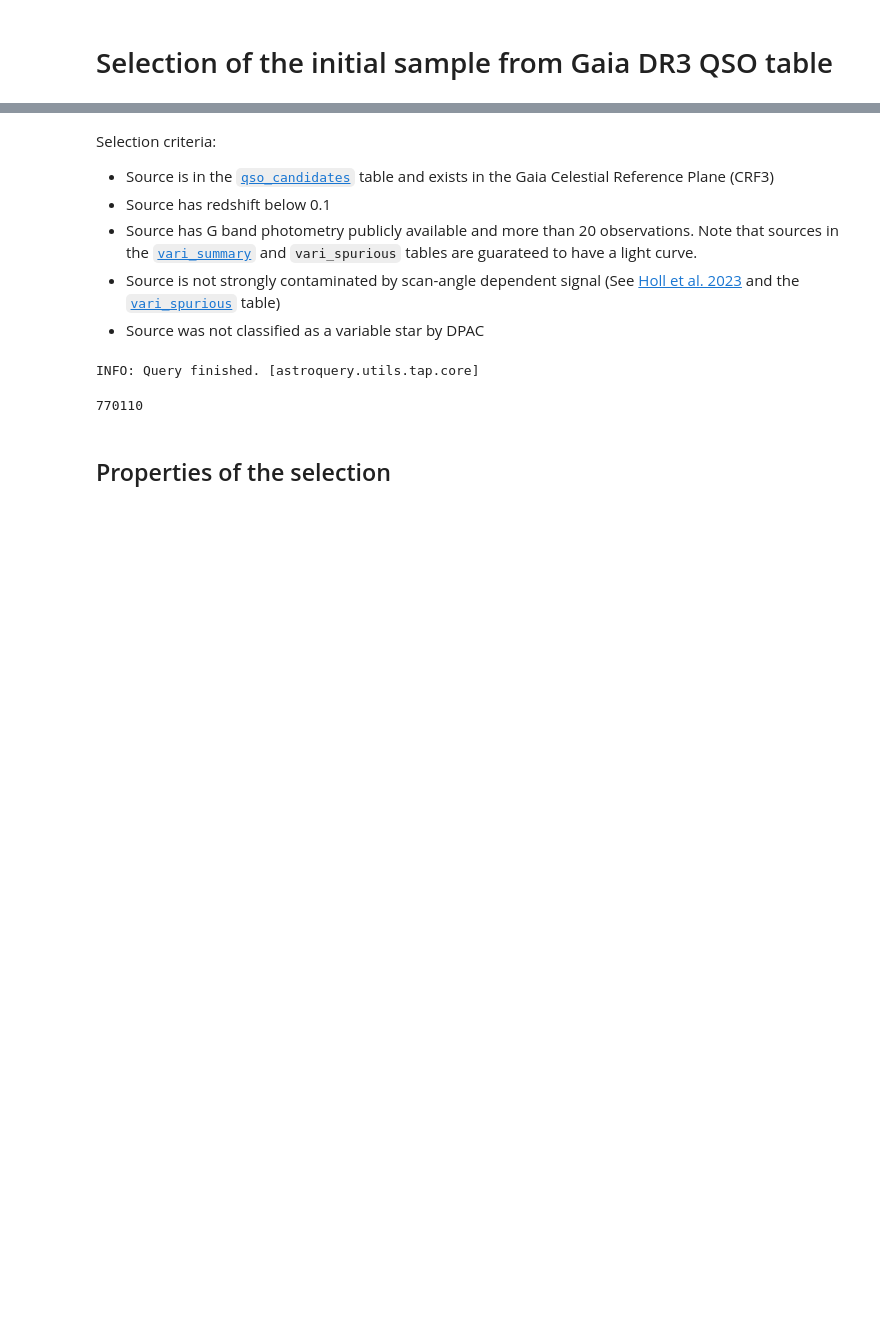
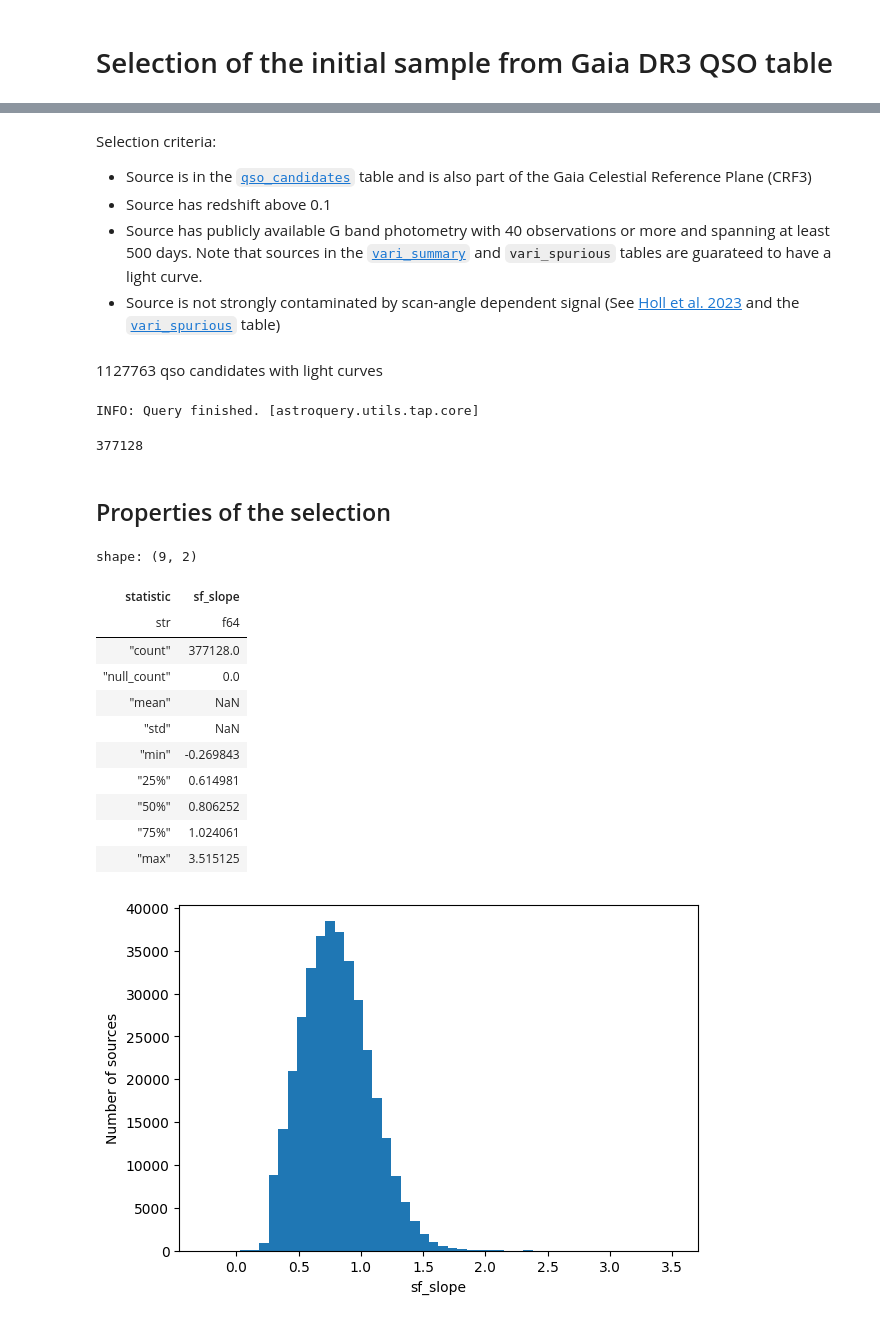
Before and after one commit to IvS-KULeuven/GASP, a Jupyter notebook: notebooks/gaia_qso_initial_selection.ipynb, the cells around one changed output, grey strips where cells are left out. Cells and saved outputs as stored; diff of their text form; code cells hidden in the pictures; blank space fills up the shorter version.

Commit message:
Update data selections and source code to last submission

```diff
--- a/notebooks/gaia_qso_initial_selection.ipynb
+++ b/notebooks/gaia_qso_initial_selection.ipynb
@@ -10,26 +10,28 @@ Important: Gaia archive will be intermittently unavailable due to scheduled main
 # %% [markdown]
 Selection criteria:
 
-- Source is in the [`qso_candidates`](https://gea.esac.esa.int/archive/documentation/GDR3/Gaia_archive/chap_datamodel/sec_dm_extra--galactic_tables/ssec_dm_qso_candidates.html) table and exists in the Gaia Celestial Reference Plane (CRF3)
-- Source has redshift below 0.1
-- Source has G band photometry publicly available and more than 20 observations. Note that sources in the [`vari_summary`](https://gea.esac.esa.int/archive/documentation/GDR3/Gaia_archive/chap_datamodel/sec_dm_variability_tables/ssec_dm_vari_summary.html) and `vari_spurious` tables are guarateed to have a light curve.
+- Source is in the [`qso_candidates`](https://gea.esac.esa.int/archive/documentation/GDR3/Gaia_archive/chap_datamodel/sec_dm_extra--galactic_tables/ssec_dm_qso_candidates.html) table and is also part of the Gaia Celestial Reference Plane (CRF3)
+- Source has redshift above 0.1
+- Source has publicly available G band photometry with 40 observations or more and spanning at least 500 days. Note that sources in the [`vari_summary`](https://gea.esac.esa.int/archive/documentation/GDR3/Gaia_archive/chap_datamodel/sec_dm_variability_tables/ssec_dm_vari_summary.html) and `vari_spurious` tables are guarateed to have a light curve.
 - Source is not strongly contaminated by scan-angle dependent signal (See [Holl et al. 2023](https://www.aanda.org/articles/aa/abs/2023/06/aa45353-22/aa45353-22.html) and the [`vari_spurious`](https://gea.esac.esa.int/archive/documentation/GDR3/Gaia_archive/chap_datamodel/sec_dm_performance_verification/ssec_dm_vari_spurious_signals.html) table)
-- Source was not classified as a variable star by DPAC
+# %% [markdown]
+1127763 qso candidates with light curves
 # %%
 query = """
 SELECT qso.source_id, qso.redshift_qsoc, qso.vari_best_class_name, qso.vari_best_class_score,
 source.bp_rp, source.ra, source.dec,
 vari.num_selected_g_fov, vari.mean_mag_g_fov, vari.time_duration_g_fov,
-spurious.spearman_corr_ipd_g_fov
+spurious.spearman_corr_ipd_g_fov, spurious.spearman_corr_exf_g_fov, spurious.scan_angle_model_ampl_sig_g_fov, spurious.scan_angle_model_red_chi2_g_fov,
+agn.structure_function_index as sf_slope, agn.structure_function_index_scatter as sf_slope_error
 FROM gaiadr3.qso_candidates AS qso
 JOIN gaiadr3.vari_summary AS vari USING (source_id)
 JOIN gaiadr3.vari_spurious_signals AS spurious USING (source_id)
 JOIN gaiadr3.gaia_source AS source USING (source_id)
+LEFT JOIN gaiadr3.vari_agn AS agn USING (source_id)
 WHERE qso.gaia_crf_source='t'
-AND qso.redshift_qsoc>0.1
-AND vari.num_selected_g_fov >= 20
+AND qso.redshift_qsoc > 0.1
+AND vari.num_selected_g_fov >= 40 AND vari.time_duration_g_fov >= 500
 AND (spurious.spearman_corr_ipd_g_fov<0.8 OR spurious.scan_angle_model_ampl_sig_g_fov<6)
-AND (qso.vari_best_class_name = 'AGN' OR qso.vari_best_class_name is NULL)
 """
 job = Gaia.launch_job_async(query)
 r = job.get_results()
@@ -37,5 +39,5 @@ df_selection = pl.DataFrame(r.as_array()).rename({'source_id': 'sourceid'}).sort
 len(df_selection)
 # %% [output]
 INFO: Query finished. [astroquery.utils.tap.core]
-770110
+377128
 # %%
@@ -43,5 +45,26 @@ df_selection.write_parquet('../data/gaia_qso_initial_selection.parquet')
 # %% [markdown]
 ## Properties of the selection
+# %%
+fig, ax = plt.subplots(figsize=(6, 4), constrained_layout=True)
+ax.hist(df_selection.select('sf_slope'), bins=50);
+ax.set_xlabel('sf_slope')
+ax.set_ylabel('Number of sources')
+
+df_selection.select('sf_slope').describe()
+# %% [output]
+shape: (9, 2)
+| statistic | sf_slope |
+| str | f64 |
+| "count" | 377128.0 |
+| "null_count" | 0.0 |
+| "mean" | NaN |
+| "std" | NaN |
+| "min" | -0.269843 |
+| "25%" | 0.614981 |
+| "50%" | 0.806252 |
+| "75%" | 1.024061 |
+| "max" | 3.515125 |
+[figure, added]
 # %%
 fig, ax = plt.subplots(figsize=(6, 4), constrained_layout=True)
 ax.hist(df_selection.select('redshift_qsoc'), bins=50);
```
Also changed, not shown: parts of 11 cells of this notebook, 48 other files.
